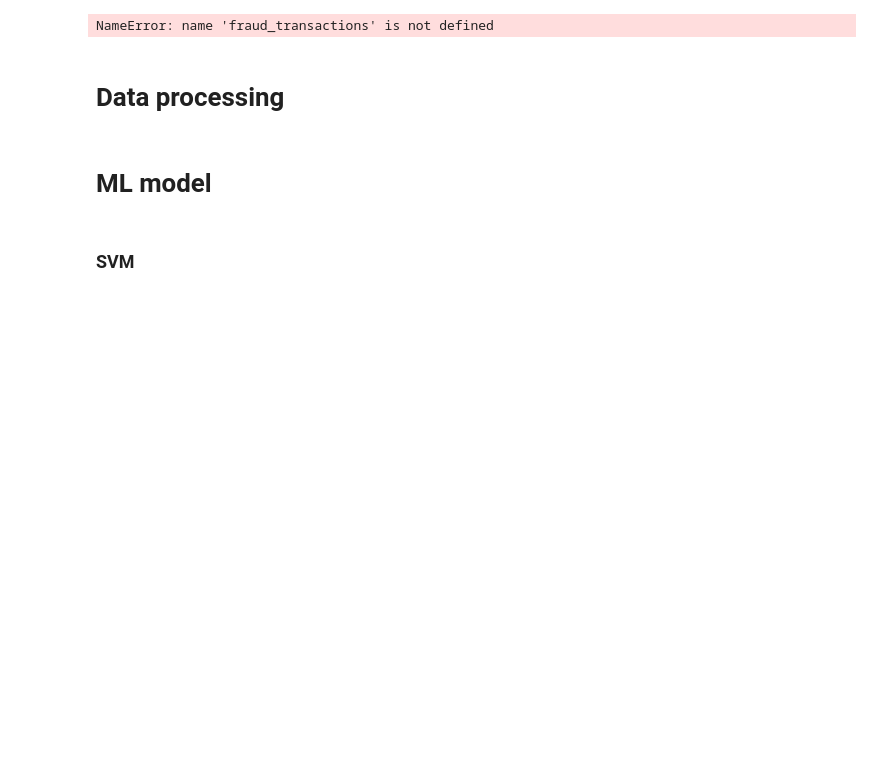
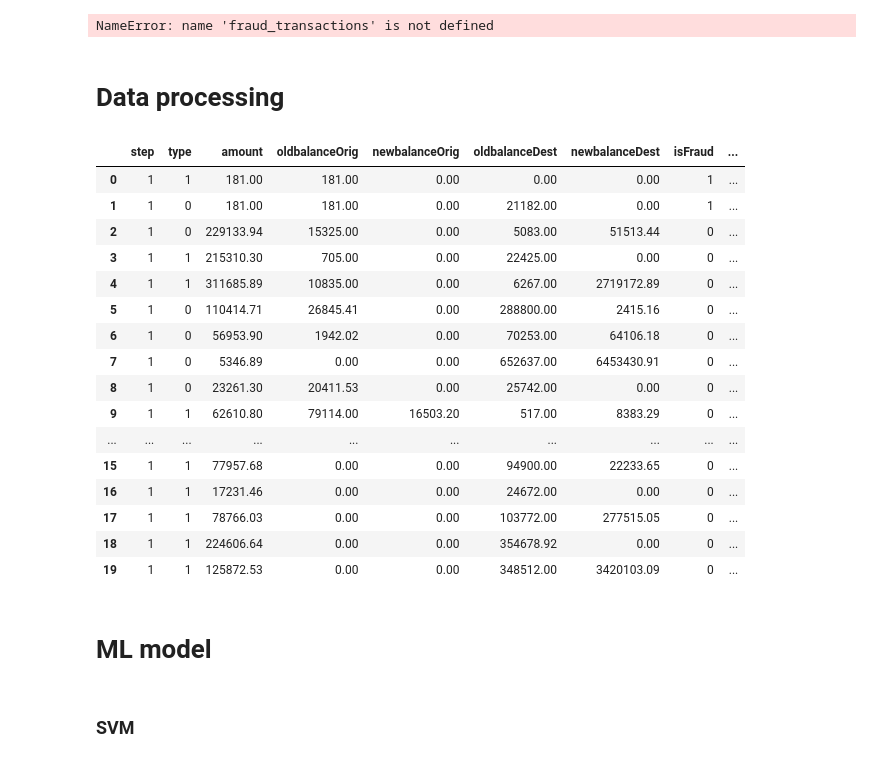
Before and after one commit to Abdullah1423/ML_fraud_Detection, a Jupyter notebook: fraud_Detection.ipynb, the cells around one changed output. Saved outputs shown, nothing was run; the diff lists cells and outputs as text; code cells hidden in the pictures; blank space fills up the shorter version.

```diff
--- a/fraud_Detection.ipynb
+++ b/fraud_Detection.ipynb
@@ -272,3 +284,11 @@ DB_Original = DB_Original.rename(columns={'oldbalanceOrg': 'oldbalanceOrig'})
+# %%
+# to rename the values From Categorical to numerical
+DB_Pros["type"] = DB_Pros["type"].replace({"CASH_OUT": 0, "TRANSFER":1})
+# %%
+# Drop Any Operation That is not from customer to Customer
+DB_Pros['C2C'] = 0
+DB_Pros.loc[(DB_Pros['nameDest'].str.startswith('C')) & (DB_Pros['nameDest'].str.startswith('C')), 'C2C'] = 1
+DB_Pros = DB_Pros[DB_Pros['C2C'] == 1]
 # %%
 # drop unnecessary columns for the current analysis
-DB_Original=DB_Original.drop(['nameOrig','nameDest','isFlaggedFraud'],axis=1)
+DB_Pros=DB_Pros.drop(['nameOrig','nameDest','C2C'],axis=1)
@@ -284,2 +298,8 @@ DB_Original["isFraud"] = DB_Original["isFraud"].replace({"Fraud":1, "Not Fraud":
+# %%
+# Calculate the percentage and store it in a new column
+DB_Pros['percentage_OLD'] = (DB_Pros['oldbalanceOrig'] - DB_Pros['newbalanceOrig']) / DB_Pros['oldbalanceOrig'] * 100
+DB_Pros['percentage_NEW'] = (DB_Pros['oldbalanceDest'] - DB_Pros['newbalanceDest']) / DB_Pros['oldbalanceDest'] * 100
+# Replace null values with zeros
+DB_Pros.fillna(0, inplace=True)
 # %%
 # Split data into train and test sets
@@ -289,3 +321,24 @@ X_train, X_test, Y_train, Y_test = train_test_split(X, Y, test_size=0.2, random_
+# %%
+DB_Pros.reset_index(drop=True, inplace=True)
+DB_Pros.head(20)
+# %% [output]
+|  | step | type | amount | oldbalanceOrig | newbalanceOrig | oldbalanceDest | newbalanceDest | isFraud | ... |
+| 0 | 1 | 1 | 181.00 | 181.00 | 0.00 | 0.00 | 0.00 | 1 | ... |
+| 1 | 1 | 0 | 181.00 | 181.00 | 0.00 | 21182.00 | 0.00 | 1 | ... |
+| 2 | 1 | 0 | 229133.94 | 15325.00 | 0.00 | 5083.00 | 51513.44 | 0 | ... |
+| 3 | 1 | 1 | 215310.30 | 705.00 | 0.00 | 22425.00 | 0.00 | 0 | ... |
+| 4 | 1 | 1 | 311685.89 | 10835.00 | 0.00 | 6267.00 | 2719172.89 | 0 | ... |
+| 5 | 1 | 0 | 110414.71 | 26845.41 | 0.00 | 288800.00 | 2415.16 | 0 | ... |
+| 6 | 1 | 0 | 56953.90 | 1942.02 | 0.00 | 70253.00 | 64106.18 | 0 | ... |
+| 7 | 1 | 0 | 5346.89 | 0.00 | 0.00 | 652637.00 | 6453430.91 | 0 | ... |
+| 8 | 1 | 0 | 23261.30 | 20411.53 | 0.00 | 25742.00 | 0.00 | 0 | ... |
+| 9 | 1 | 1 | 62610.80 | 79114.00 | 16503.20 | 517.00 | 8383.29 | 0 | ... |
+| ... | ... | ... | ... | ... | ... | ... | ... | ... | ... |
+| 15 | 1 | 1 | 77957.68 | 0.00 | 0.00 | 94900.00 | 22233.65 | 0 | ... |
+| 16 | 1 | 1 | 17231.46 | 0.00 | 0.00 | 24672.00 | 0.00 | 0 | ... |
+| 17 | 1 | 1 | 78766.03 | 0.00 | 0.00 | 103772.00 | 277515.05 | 0 | ... |
+| 18 | 1 | 1 | 224606.64 | 0.00 | 0.00 | 354678.92 | 0.00 | 0 | ... |
+| 19 | 1 | 1 | 125872.53 | 0.00 | 0.00 | 348512.00 | 3420103.09 | 0 | ... |
 # %% [markdown]
 # ML model
 # %% [markdown]
```
Also changed, not shown: parts of 19 cells of this notebook.
